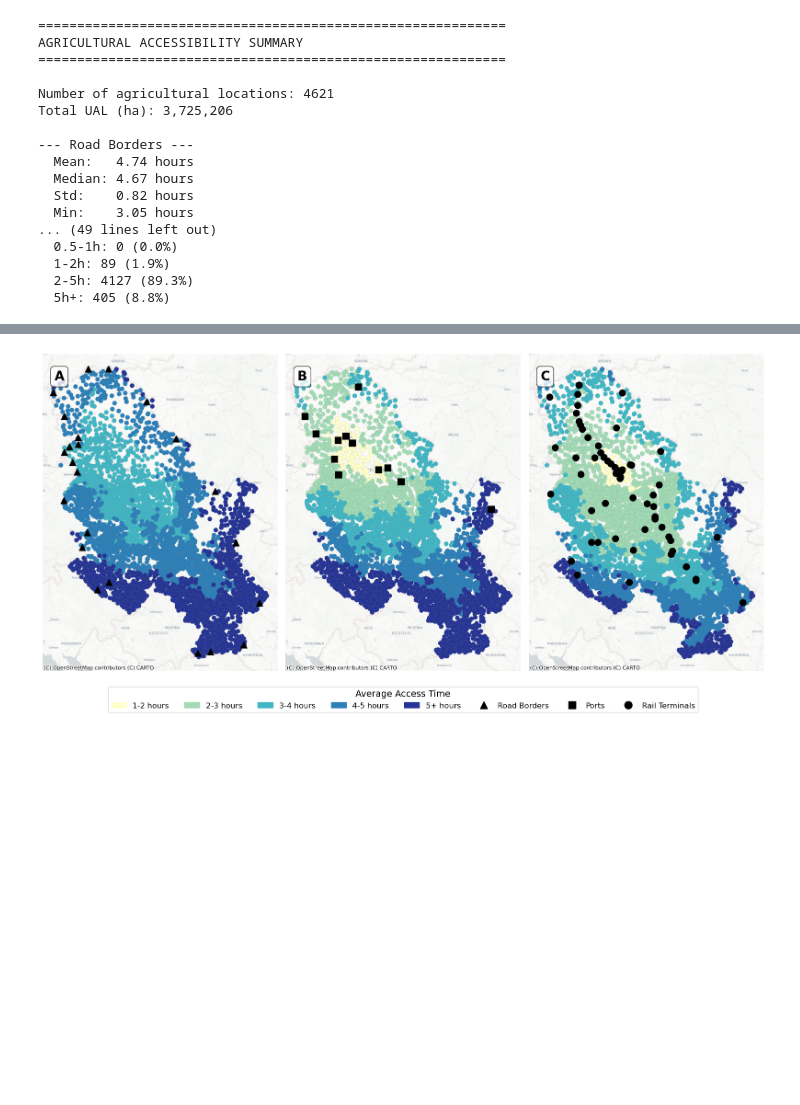
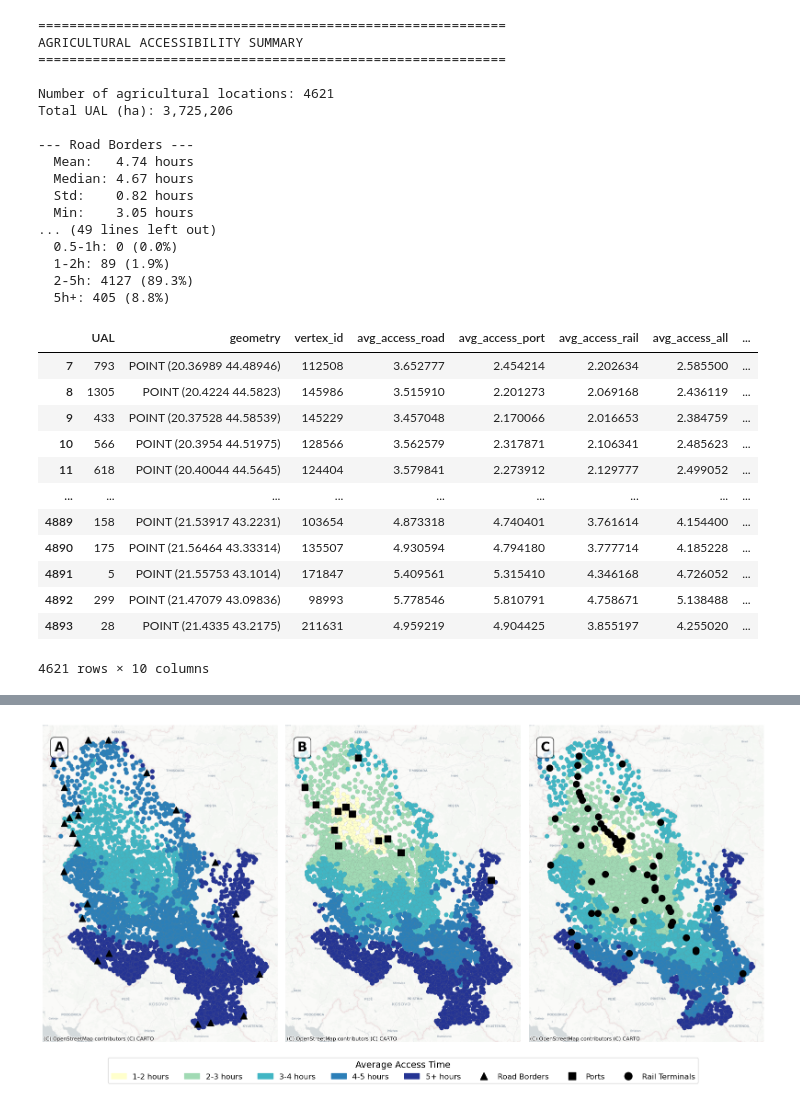
Before and after one commit to VU-IVM/Criticality-Analysis-Roads-Serbia, a Jupyter notebook: notebooks/3b_Baseline_Accesibility_Analysis-farms.ipynb, the cells around one changed output, grey strips where cells are left out. Saved outputs shown, nothing was run; the diff lists cells and outputs as text; code cells hidden in the pictures; blank space fills up the shorter version.

```diff
--- a/notebooks/3b_Baseline_Accesibility_Analysis-farms.ipynb
+++ b/notebooks/3b_Baseline_Accesibility_Analysis-farms.ipynb
@@ -194,3 +262,19 @@ Total UAL (ha): 3,725,206
   1-2h: 89 (1.9%)
   2-5h: 4127 (89.3%)
   5h+: 405 (8.8%)
+# %%
+df_agri
+# %% [output]
+|  | UAL | geometry | vertex_id | avg_access_road | avg_access_port | avg_access_rail | avg_access_all | ... |
+| 7 | 793 | POINT (20.36989 44.48946) | 112508 | 3.652777 | 2.454214 | 2.202634 | 2.585500 | ... |
+| 8 | 1305 | POINT (20.4224 44.5823) | 145986 | 3.515910 | 2.201273 | 2.069168 | 2.436119 | ... |
+| 9 | 433 | POINT (20.37528 44.58539) | 145229 | 3.457048 | 2.170066 | 2.016653 | 2.384759 | ... |
+| 10 | 566 | POINT (20.3954 44.51975) | 128566 | 3.562579 | 2.317871 | 2.106341 | 2.485623 | ... |
+| 11 | 618 | POINT (20.40044 44.5645) | 124404 | 3.579841 | 2.273912 | 2.129777 | 2.499052 | ... |
+| ... | ... | ... | ... | ... | ... | ... | ... | ... |
+| 4889 | 158 | POINT (21.53917 43.2231) | 103654 | 4.873318 | 4.740401 | 3.761614 | 4.154400 | ... |
+| 4890 | 175 | POINT (21.56464 43.33314) | 135507 | 4.930594 | 4.794180 | 3.777714 | 4.185228 | ... |
+| 4891 | 5 | POINT (21.55753 43.1014) | 171847 | 5.409561 | 5.315410 | 4.346168 | 4.726052 | ... |
+| 4892 | 299 | POINT (21.47079 43.09836) | 98993 | 5.778546 | 5.810791 | 4.758671 | 5.138488 | ... |
+| 4893 | 28 | POINT (21.4335 43.2175) | 211631 | 4.959219 | 4.904425 | 3.855197 | 4.255020 | ... |
+4621 rows × 10 columns
```
Also changed, not shown: parts of 4 cells of this notebook, 26 other files.
